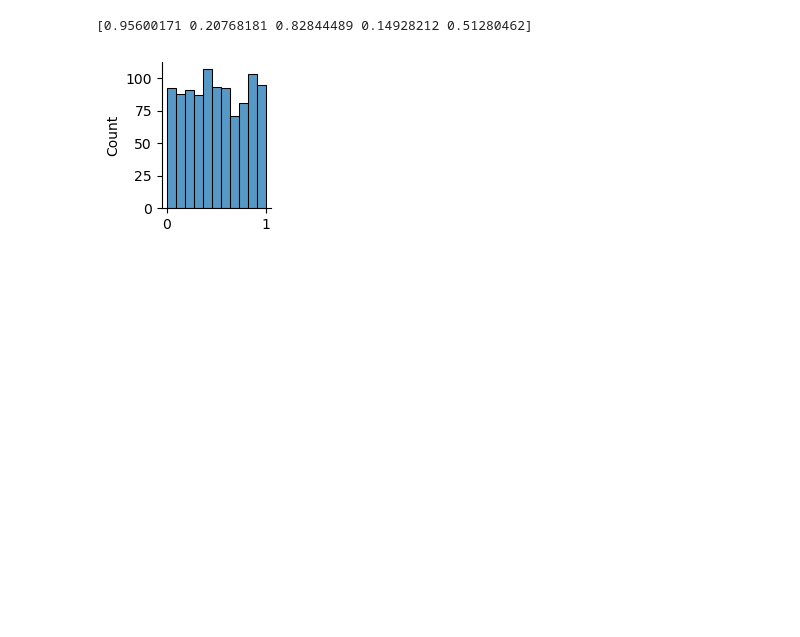
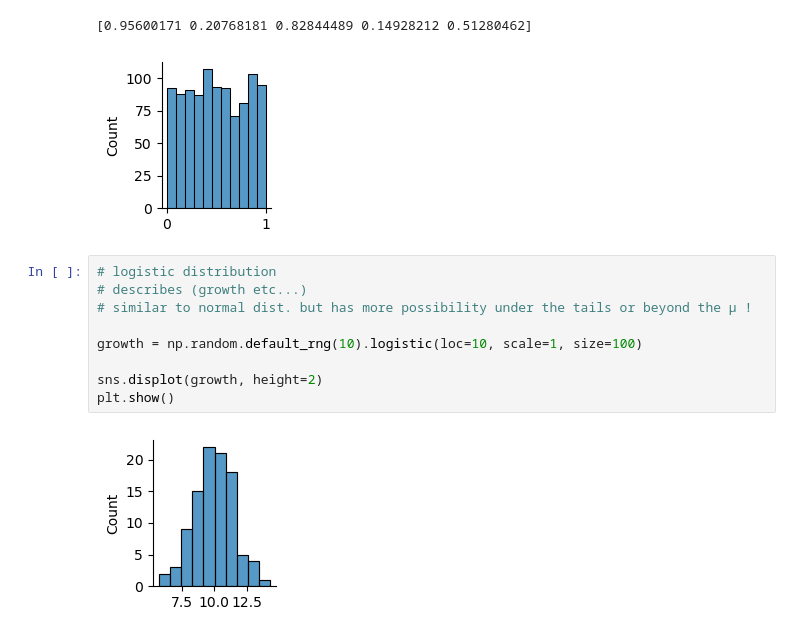
Before and after one commit to tansudasli/tensorflow-sandbox, a Jupyter notebook: numpy_distributions.ipynb, the cells around one changed output. Drawn from its saved outputs; the diff is of its cells as text; blank space fills up the shorter version.

Commit message:
random w/ logistic distribution

```diff
--- a/numpy_distributions.ipynb
+++ b/numpy_distributions.ipynb
@@ -120,3 +120,14 @@ plt.show()
 # %% [output]
 [0.95600171 0.20768181 0.82844489 0.14928212 0.51280462]
 [figure]
+# %%
+# logistic distribution
+# describes (growth etc...)
+# similar to normal dist. but has more possibility under the tails or beyond the μ !
+
+growth = np.random.default_rng(10).logistic(loc=10, scale=1, size=100)
+
+sns.displot(growth, height=2)
+plt.show()
+# %% [output]
+[figure, added]
```
